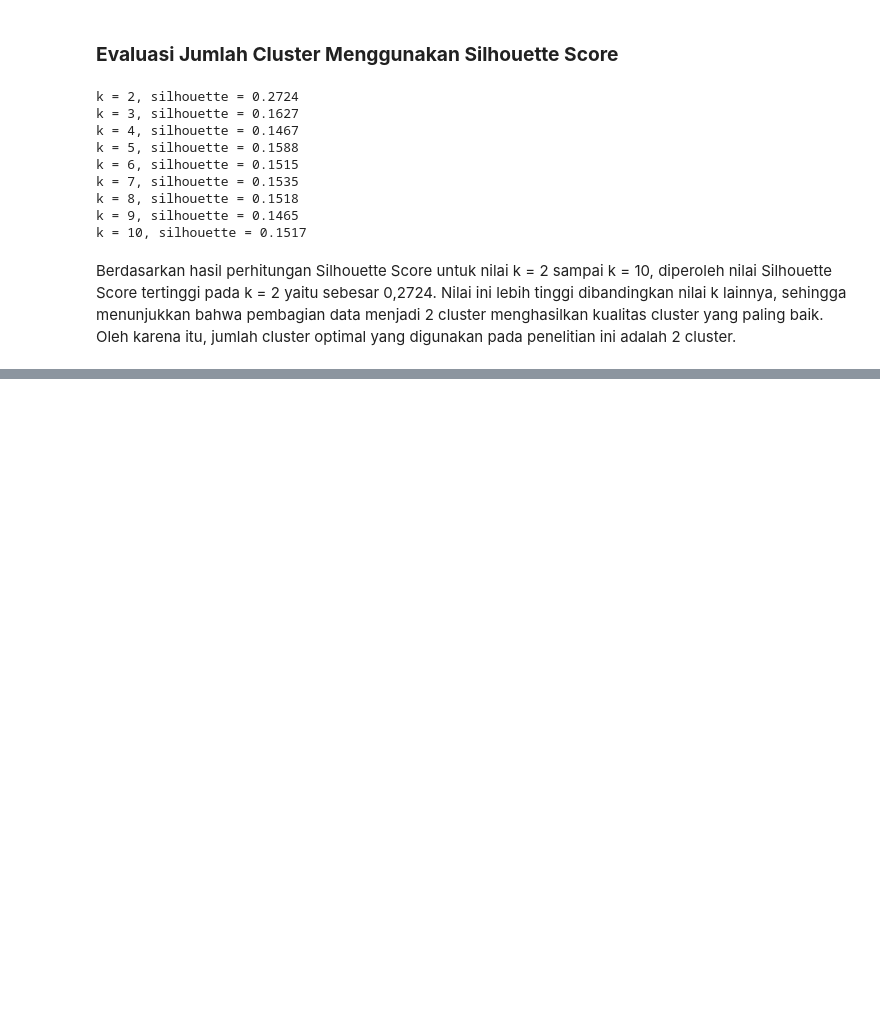
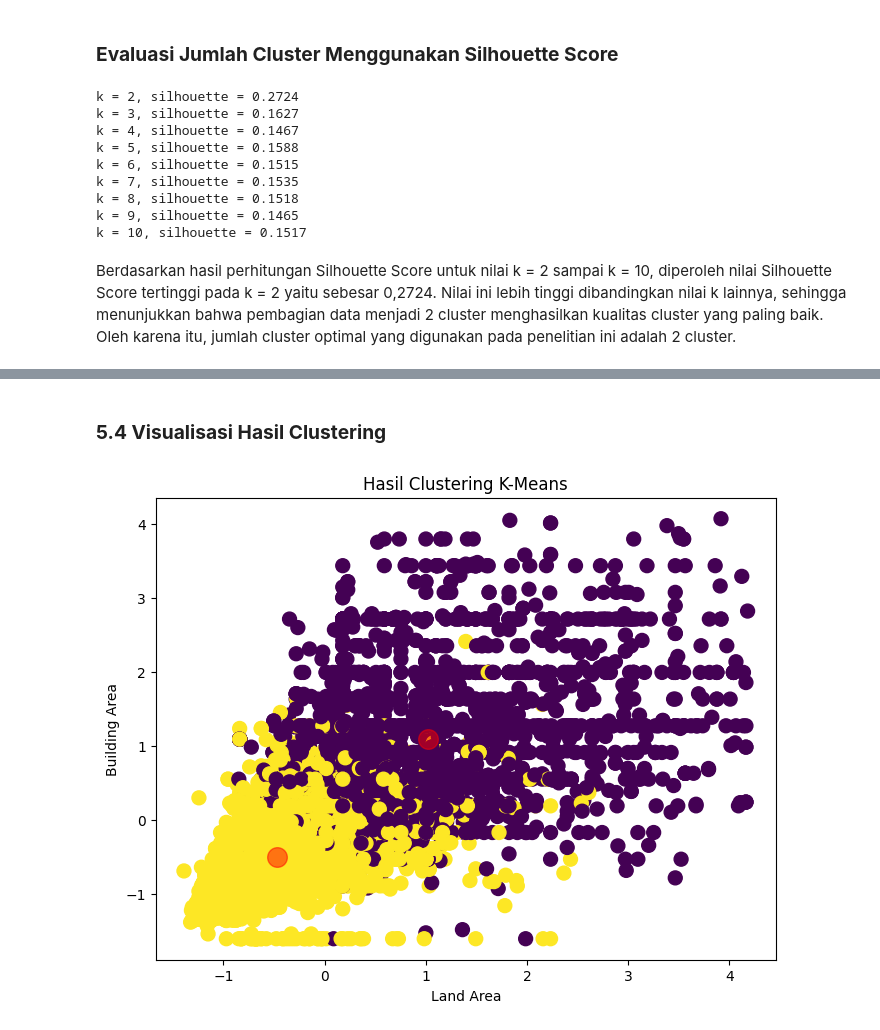
Before and after one commit to nurilhuda05/Pembelajaran_Mesin_2026, a Jupyter notebook: Kuis1_PembelajaranMesin_Muhammad Nuril Huda.ipynb, the cells around one changed output, grey strips where cells are left out. Drawn from its saved outputs; the diff is of its cells as text; code cells hidden in the pictures; blank space fills up the shorter version.

```diff
--- a/Kuis1_PembelajaranMesin_Muhammad Nuril Huda.ipynb
+++ b/Kuis1_PembelajaranMesin_Muhammad Nuril Huda.ipynb
@@ -491,0 +519,9 @@ Berdasarkan hasil perhitungan Silhouette Score untuk nilai k = 2 sampai k = 10,
+# %%
+# Inisiasi Model
+cl_kmeans = KMeans(
+    n_clusters=2,
+    random_state=42
+)
+
+# Fit dan Predict
+y_kmeans = cl_kmeans.fit_predict(df)
@@ -491,0 +618,30 @@ Berdasarkan hasil perhitungan Silhouette Score untuk nilai k = 2 sampai k = 10,
+# %% [markdown]
+### **5.4 Visualisasi Hasil Clustering**
+# %%
+plt.figure(figsize=(8,6))
+
+plt.scatter(
+    df['land_area'],
+    df['building_area'],
+    s=100,
+    c=y_kmeans
+)
+
+# Centroid
+centers = cl_kmeans.cluster_centers_
+
+plt.scatter(
+    centers[:, 6],
+    centers[:, 7],
+    c='red',
+    s=200,
+    alpha=0.5
+)
+
+plt.xlabel('Land Area')
+plt.ylabel('Building Area')
+plt.title('Hasil Clustering K-Means')
+
+plt.show()
+# %% [output]
+[figure, added]
```
Also changed, not shown: parts of 14 cells of this notebook.
